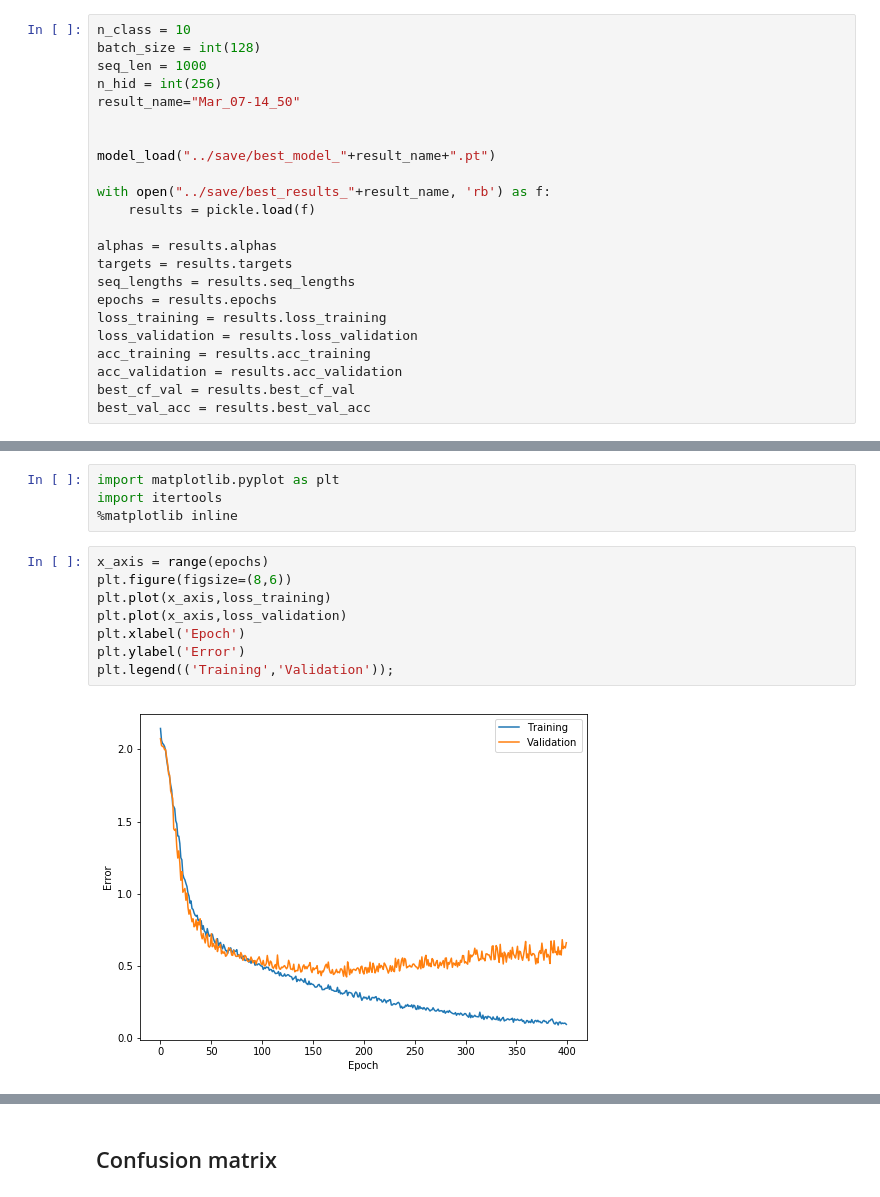
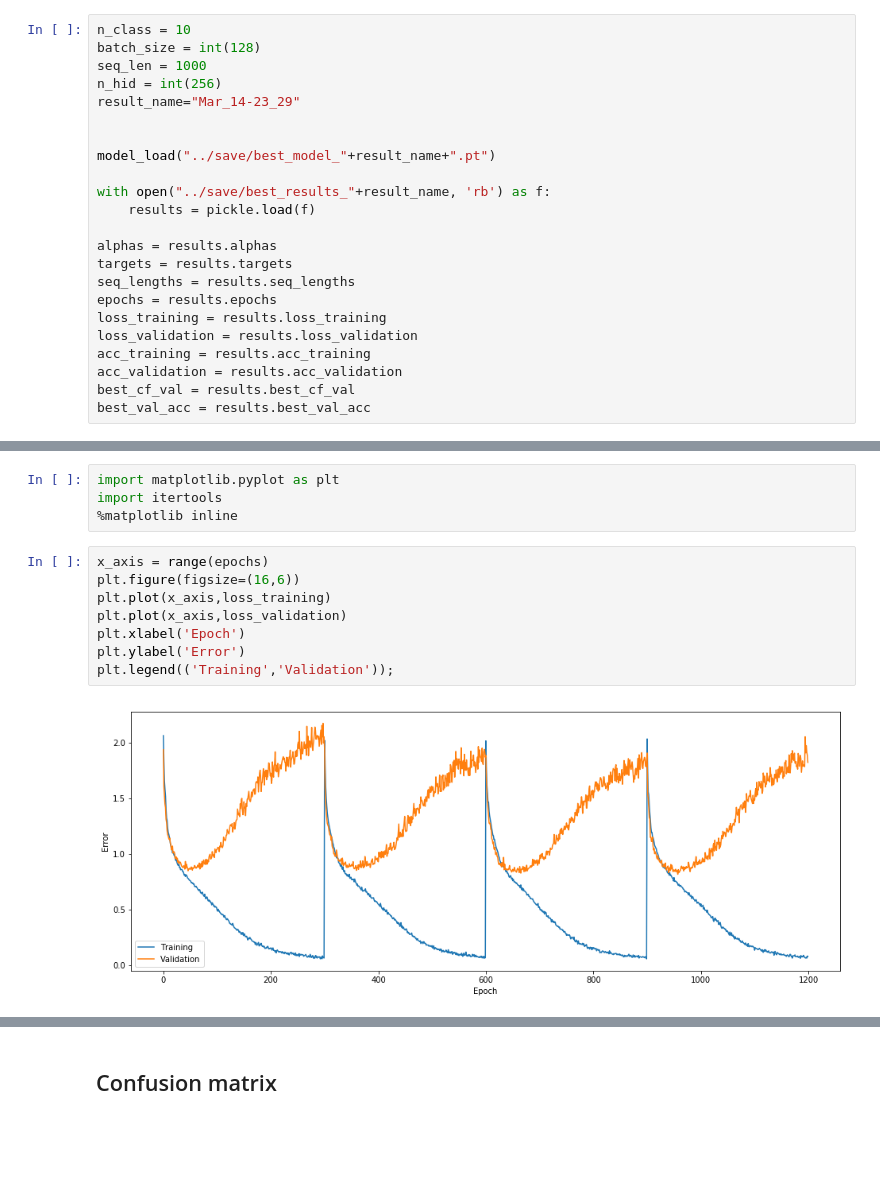
Before and after one commit to mikkelbrusen/embeddings-in-ppt, a Jupyter notebook: notebooks/Results.ipynb, the cells around one changed output, grey strips where cells are left out. Saved outputs shown, nothing was run; the diff lists cells and outputs as text; blank space fills up the shorter version.

```diff
--- a/notebooks/Results.ipynb
+++ b/notebooks/Results.ipynb
@@ -29,7 +29,7 @@ n_class = 10
 batch_size = int(128)
 seq_len = 1000
 n_hid = int(256)
-result_name="Mar_07-14_50"
+result_name="Mar_14-23_29"
 
 
 model_load("../save/best_model_"+result_name+".pt")
@@ -110,12 +81,12 @@ import itertools
 %matplotlib inline
 # %%
 x_axis = range(epochs)
-plt.figure(figsize=(8,6))
+plt.figure(figsize=(16,6))
 plt.plot(x_axis,loss_training)
 plt.plot(x_axis,loss_validation)
 plt.xlabel('Epoch')
 plt.ylabel('Error')
 plt.legend(('Training','Validation'));
 # %% [output]
-[figure, old version]
+[figure, new version]
 # %%
```
Also changed, not shown: parts of 7 cells of this notebook.
